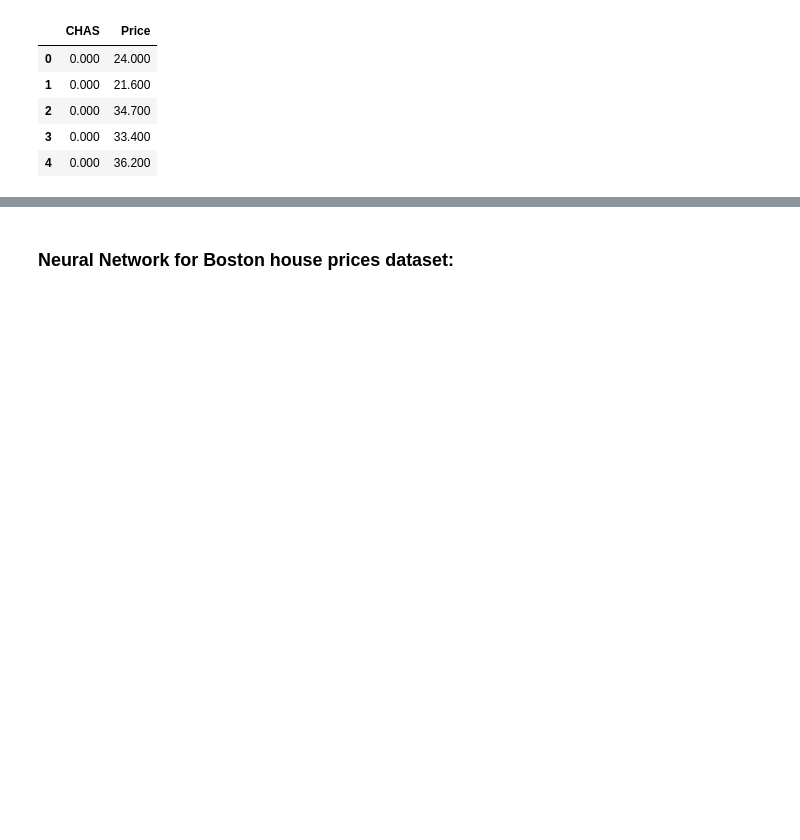
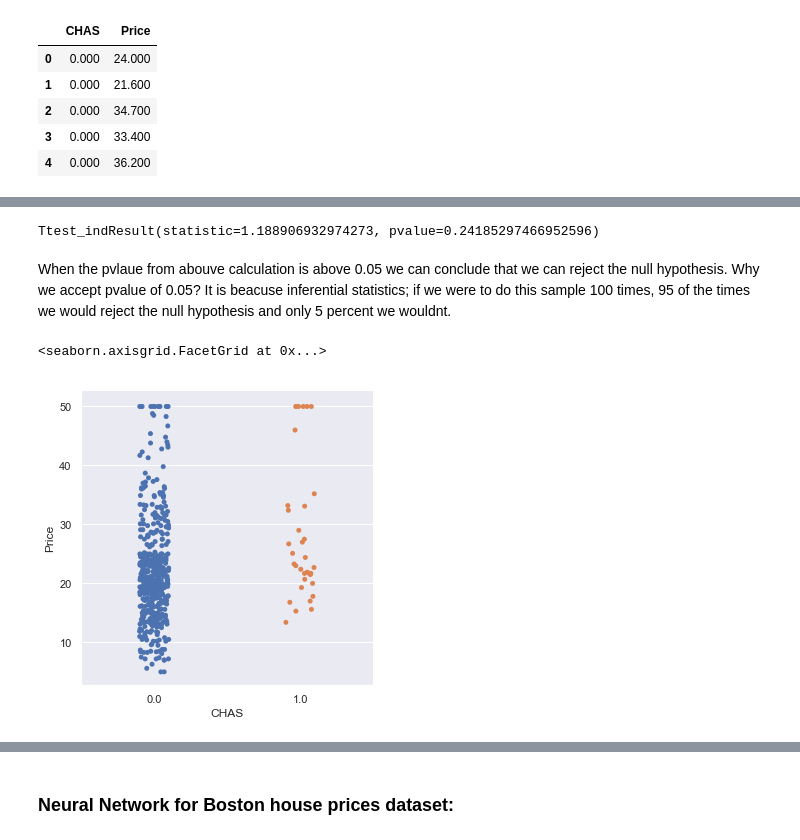
Before and after one commit to MartynaMisk/MachineLearnStat_Assessment, a Jupyter notebook: Project-HousePricing.ipynb, the cells around one changed output, grey strips where cells are left out. Saved outputs shown, nothing was run; the diff lists cells and outputs as text; code cells hidden in the pictures; blank space fills up the shorter version.

Commit message:
ttest complete

```diff
--- a/Project-HousePricing.ipynb
+++ b/Project-HousePricing.ipynb
@@ -388,0 +402,12 @@ data[data["CHAS"] == 0]
+# %%
+#I want to check what will I get using a build in funtion:
+ss.ttest_ind(x, z)
+# %% [output]
+Ttest_indResult(statistic=1.188906932974273, pvalue=0.24185297466952596)
+# %% [markdown]
+When the pvlaue from abouve calculation is above 0.05 we can conclude that we can reject the null hypothesis. Why we accept pvalue of 0.05? It is beacuse inferential statistics; if we were to do this sample 100 times, 95 of the times we would reject the null hypothesis and only 5 percent we wouldnt.
+# %%
+sns.catplot(x='CHAS', y='Price', data=ttdata)
+# %% [output]
+<seaborn.axisgrid.FacetGrid at 0x...>
+[figure, added]
```
Also changed, not shown: parts of 24 cells of this notebook.
